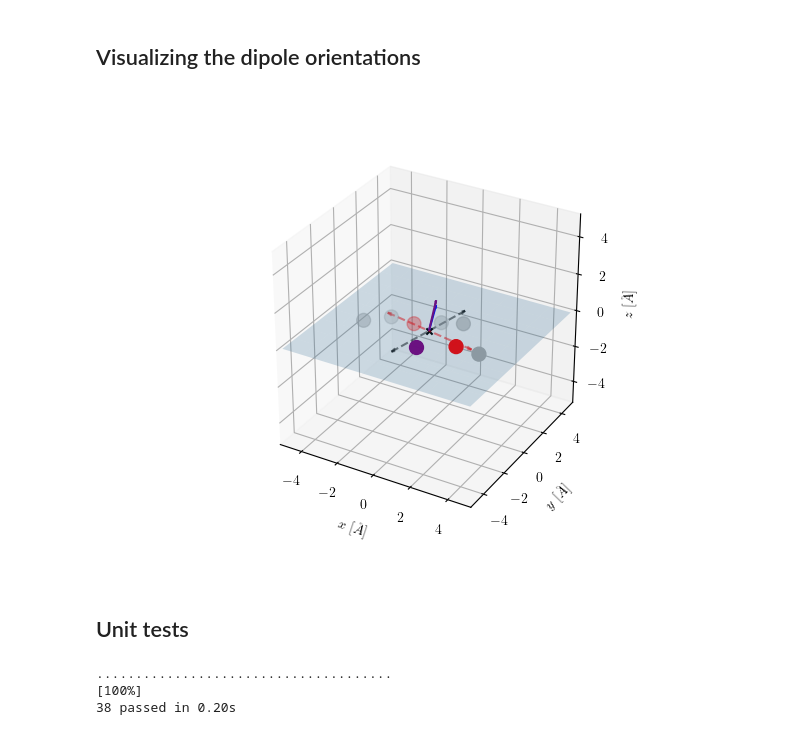
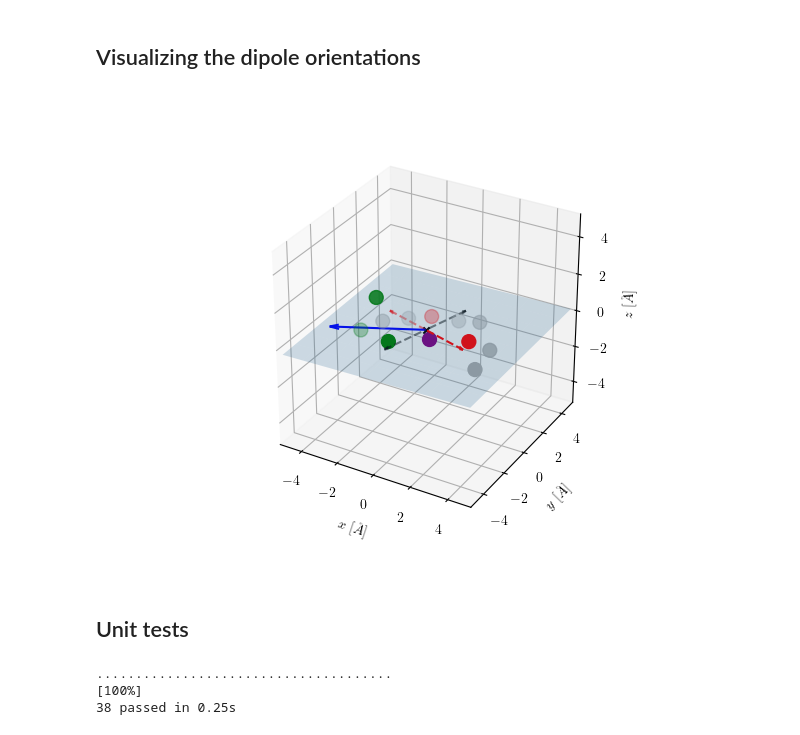
Before and after one commit to Adi1008/asymmetric-solvents, a Jupyter notebook: plane.ipynb, the cells around one changed output. Drawn from its saved outputs; the diff is of its cells as text; code cells hidden in the pictures.

```diff
--- a/plane.ipynb
+++ b/plane.ipynb
@@ -456,7 +456,7 @@ with open('results.json', 'w') as f:
 # %%
 # Select the system you want to visualize
 # ---------------------------------------
-system = "EME_Li"
+system = "F3DEE_Li"
 
 # Select whichever atoms you want to plot from the system
 # -------------------------------------------------------
@@ -496,38 +496,37 @@ a, b, c, d = systems[system]["abcd"]
 x = np.linspace(-5, 5, 10)
 y = np.linspace(-5, 5, 10)
 x, y = np.meshgrid(x, y)
 z = -(a * x + b * y + d) / c
 
 ax.plot_surface(x, y, z, alpha=0.2)
 
 # Plot whichever atoms you want from the system
 # ---------------------------------------------
 ax.scatter(carbon_coordinates[:,0], carbon_coordinates[:,1], carbon_coordinates[:,2], c='darkgray', marker='o', s=100)
 ax.scatter(oxygen_coordinates[:,0], oxygen_coordinates[:,1], oxygen_coordinates[:,2], c='red', marker='o', s=100)
 ax.scatter(lithium_coordinates[:,0], lithium_coordinates[:,1], lithium_coordinates[:,2], c='purple', marker='o', s=100)
 if any(atom[0] == "F" for atom in atom_coordinates):
     ax.scatter(fluorine_coordinates[:,0], fluorine_coordinates[:,1], fluorine_coordinates[:,2], c='green', marker='o', s=100)
 
 # Mark the center of mass of the system
 # -------------------------------------
 ax.scatter(*systems[system]["center_of_mass"], c='k', marker='x')
 
 # Plot the dipole and vectors
 # ---------------------------
-ax.quiver(*systems[system]["center_of_mass"], *systems[system]["projected_oxygen_vector"], color='red', arrow_length_ratio=0.1, linestyle='dashed', alpha=0.5)
+ax.quiver(*systems[system]["center_of_mass"], *systems[system]["projected_oxygen_vector"], color='red', arrow_length_ratio=0.1, linestyle='dashed')
 ax.quiver(*systems[system]["center_of_mass"], *(-1*systems[system]["projected_oxygen_vector"]), color='red', arrow_length_ratio=0.1, linestyle='dashed', alpha=0.5)
+
 ax.quiver(*systems[system]["center_of_mass"], *systems[system]["normal_to_oxygen_in_plane"], color='black', arrow_length_ratio=0.1, linestyle='dashed', alpha=0.5)
 ax.quiver(*systems[system]["center_of_mass"], *(-1*systems[system]["normal_to_oxygen_in_plane"]), color='black', arrow_length_ratio=0.1, linestyle='dashed', alpha=0.5)
+
 ax.quiver(*systems[system]["center_of_mass"], *systems[system]["projected_dipole"], color='blue', arrow_length_ratio=0.1)
-ax.quiver(*systems[system]["center_of_mass"], *systems[system]["dipole"], color='purple', arrow_length_ratio=0.1)
 
 # Show the plot
 # -------------
-# ax.view_init(elev=90, azim=-90)
 plt.show()
-# plt.savefig(f"./visualizations/{system}_backbone.png", dpi=600, bbox_inches='tight')
 # %% [output]
-[figure, old version]
+[figure, new version]
 # %% [markdown]
 ## Unit tests
 # %%
@@ -619,4 +618,4 @@ def test_project_vector_onto_plane(vector, plane_normal, expected):
     assert np.allclose(result, expected)
 # %% [output]
 ......................................                                                       [100%]
-38 passed in 0.20s
+38 passed in 0.25s
```
Also changed, not shown: parts of 1 cell of this notebook, 3 other files.
